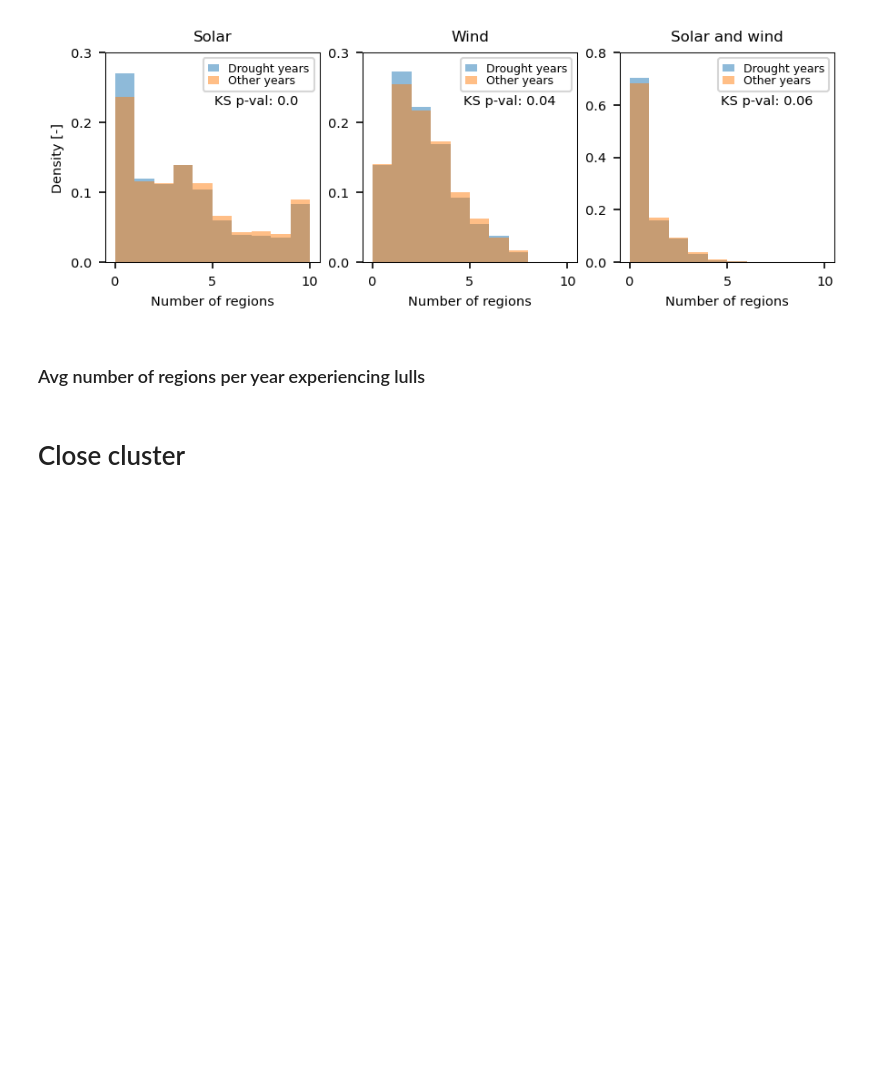
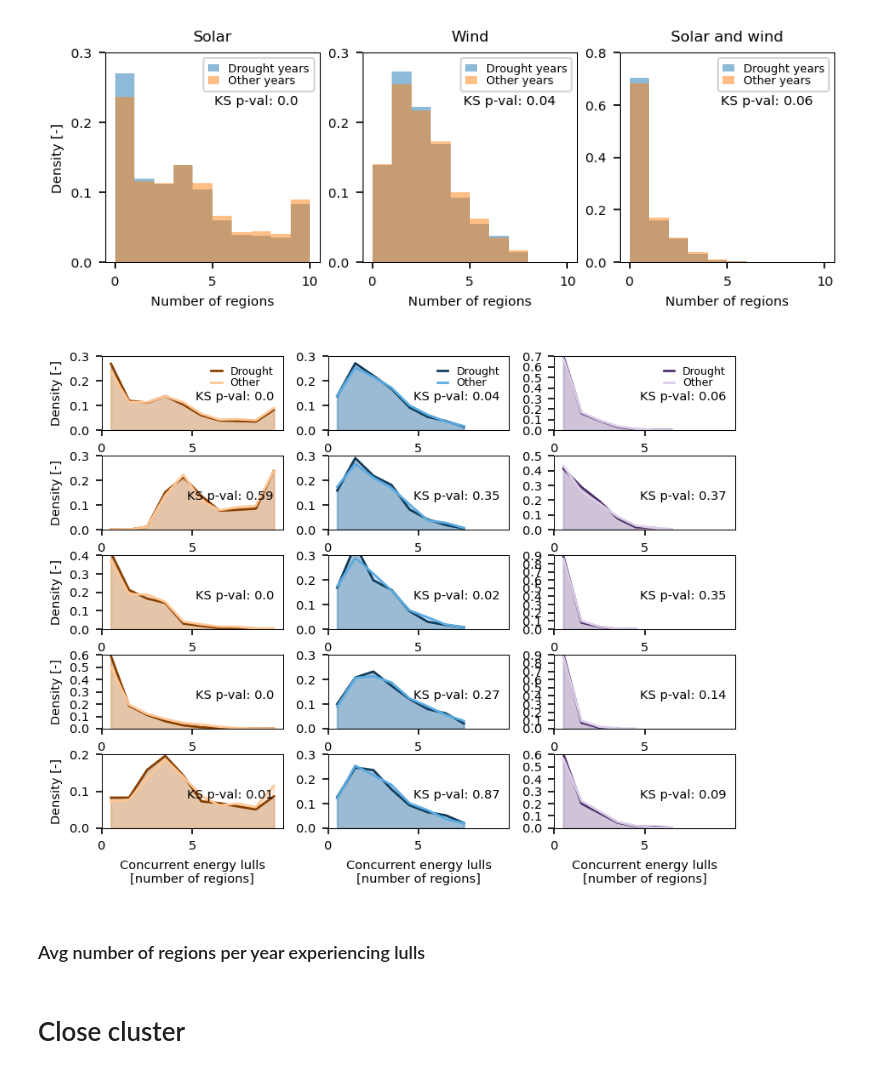
Before and after one commit to dougrichardson/Richardson_2023_energy, a Jupyter notebook: 1_exploratory analysis.ipynb, the cells around one changed output. Cells and saved outputs as stored; diff of their text form; code cells hidden in the pictures; blank space fills up the shorter version.

```diff
--- a/1_exploratory analysis.ipynb
+++ b/1_exploratory analysis.ipynb
@@ -651,3 +648,63 @@ with plt.rc_context(plt_params):
+# %%
+def adjust_lightness(color, amount=0.5):
+    import matplotlib.colors
+    import colorsys
+    try:
+        c = matplotlib.colors.cnames[color]
+    except:
+        c = color
+    c = colorsys.rgb_to_hls(*matplotlib.colors.to_rgb(c))
+    return colorsys.hls_to_rgb(c[0], max(0, min(1, amount * c[1])), c[2])
+# %%
+def ks_pval(da1, da2, months):
+    subset_da1 = month_subset(da1, months).values
+    subset_da2 = month_subset(da2, months).values
+    return ks_2samp(subset_da1, subset_da2)[-1]
+# %%
+with plt.rc_context(plt_params):
+    fig = plt.figure(1, dpi=150)
+
+    axes = []
+    for i in range(15):
+        axes.append(fig.add_subplot(5, 3, i+1))
+
+    plot_colors = [colors[1], colors[0], colors[4]]
+
+    for i, (months, title) in enumerate(zip(season_dict.values(), season_dict.keys())):
+
+        hist_plot(axes[i*3], simul_ro_mssrd_drought, months, adjust_lightness(colors[1], 0.5), 'Drought', xlim=10)
+        hist_plot(axes[i*3], simul_ro_mssrd_other, months, adjust_lightness(colors[1], 1.5), 'Other', xlim=10)
+
+        pval1 = ks_pval(simul_ro_mssrd_drought, simul_ro_mssrd_other, months)
+        axes[i*3].text(0.95, 0.4, 'KS p-val: '+str(np.round(pval1, 2)),
+                       ha='right', transform=axes[i*3].transAxes)
+
+        hist_plot(axes[i*3+1], simul_ro_100w_drought, months, adjust_lightness(colors[0], 0.5), 'Drought', xlim=10)
+        hist_plot(axes[i*3+1], simul_ro_100w_other, months, adjust_lightness(colors[0], 1.5), 'Other', xlim=10)
+
+        pval2 = ks_pval(simul_ro_100w_drought, simul_ro_100w_other, months)
+        axes[i*3+1].text(0.95, 0.4, 'KS p-val: '+str(np.round(pval2, 2)),
+                         ha='right', transform=axes[i*3+1].transAxes)
+
+        hist_plot(axes[i*3+2], simul_ro_100w_mssrd_drought, months, adjust_lightness(colors[4], 0.5), 'Drought', xlim=10)
+        hist_plot(axes[i*3+2], simul_ro_100w_mssrd_other, months, adjust_lightness(colors[4], 1.5), 'Other', xlim=10)
+
+        pval3 = ks_pval(simul_ro_100w_mssrd_drought, simul_ro_100w_mssrd_other, months)
+        axes[i*3+2].text(0.95, 0.4, 'KS p-val: '+str(np.round(pval3, 2)),
+                         ha='right', transform=axes[i*3+2].transAxes)
+
+    for ax in axes[:3]:
+        handles, labels = ax.get_legend_handles_labels()
+        ax.legend(handles, labels, loc='upper right', frameon=False)
+
+    for ax in [axes[i] for i in [0, 3, 6, 9, 12]]:
+        ax.set_ylabel('Density [-]')
+    for ax in axes[-3:]:
+        ax.set_xlabel('Concurrent energy lulls\n[number of regions]')
+
+    plt.subplots_adjust(hspace=0.35, wspace=0.25)
+# %% [output]
+[figure, added]
 # %% [markdown]
 ### Avg number of regions per year experiencing lulls
 # %% [markdown]
```
Also changed, not shown: parts of 8 cells of this notebook.
